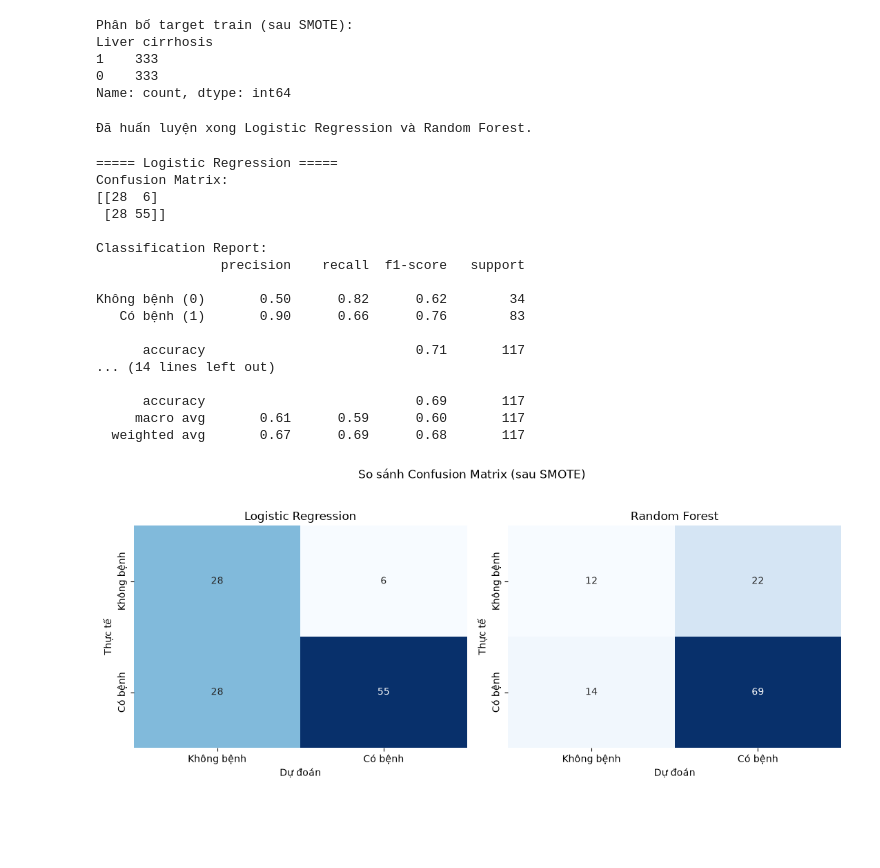
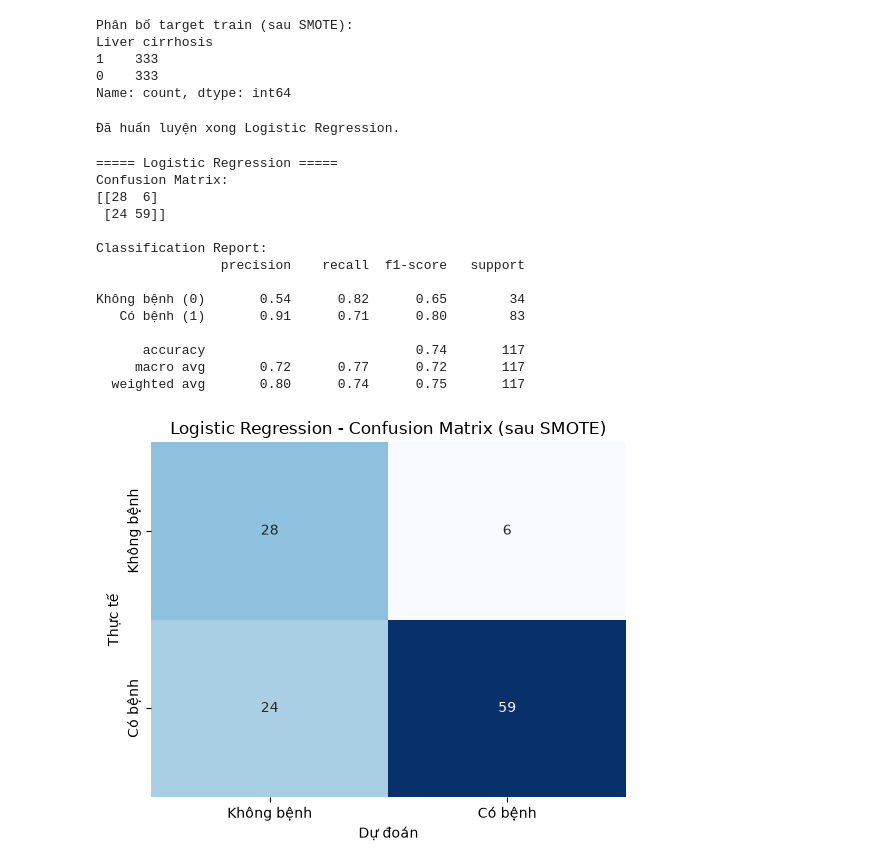
Before and after one commit to thiennguyen37-qn/Bootstrap-and-KFold-validation-with-R, a Jupyter notebook: a.ipynb, the cells around one changed output. Drawn from its saved outputs; the diff is of its cells as text; code cells hidden in the pictures; blank space fills up the shorter version.

```diff
--- a/a.ipynb
+++ b/a.ipynb
@@ -260,18 +219,23 @@ plt.show()
 # %% [markdown]
 ## Phân phối các biến số (Boxplot)
 # %%
-# Boxplot cho 9 biến số (bỏ Gender và Liver cirrhosis)
-numeric_cols = df.drop(columns=['Gender', 'Liver cirrhosis']).columns
-
+# Boxplot cho 9 biến số theo từng nhóm target (hue = Liver cirrhosis)
+numeric_cols = [
+    "Age", "Total_Bilirubin", "Direct_Bilirubin",
+    "Alkaline_Phosphotase", "Alamine_Aminotransferase", "Aspartate_Aminotransferase",
+    "Total_Protiens", "Albumin", "Albumin_and_Globulin_Ratio"
+]
 fig, axes = plt.subplots(3, 3, figsize=(14, 12))
 axes = axes.flatten()
 
 for ax, col in zip(axes, numeric_cols):
-    sns.boxplot(y=df[col], ax=ax, color='#66c2a5')
+    sns.boxplot(data=df, x='Liver cirrhosis', y=col, hue='Liver cirrhosis',
+               palette='Set2', legend=False, ax=ax)
     ax.set_title(col)
     ax.set_ylabel('')
+    ax.set_xlabel('Liver cirrhosis')
 
-plt.suptitle('Boxplot các biến số', y=1.02, fontsize=14)
+plt.suptitle('Boxplot các biến số theo Liver cirrhosis', y=1.02, fontsize=14)
 plt.tight_layout()
 plt.show()
 # %% [output]
@@ -482,11 +495,10 @@ Liver cirrhosis
 0    333
 Name: count, dtype: int64
 # %%
-# Huấn luyện Logistic Regression và Random Forest trên dữ liệu đã SMOTE
+# Huấn luyện Logistic Regression trên dữ liệu đã SMOTE
 from sklearn.linear_model import LogisticRegression
-from sklearn.ensemble import RandomForestClassifier
 
-# Logistic Regression cần scale feature (khác thang đo lớn giữa các biến); Random Forest thì không cần
+# Logistic Regression cần scale feature (khác thang đo lớn giữa các biến)
 scaler = StandardScaler()
 X_train_sm_scaled = scaler.fit_transform(X_train_sm)
 X_test_scaled = scaler.transform(X_test)
@@ -494,18 +506,14 @@ X_test_scaled = scaler.transform(X_test)
 log_reg = LogisticRegression(max_iter=1000, random_state=42)
 log_reg.fit(X_train_sm_scaled, y_train_sm)
 
-rf = RandomForestClassifier(n_estimators=300, random_state=42)
-rf.fit(X_train_sm, y_train_sm)
+y_pred_log = log_reg.predict(X_test_scaled)
 
-y_pred_log = log_reg.predict(X_test_scaled)
-y_pred_rf = rf.predict(X_test)
-
-print("Đã huấn luyện xong Logistic Regression và Random Forest.")
+print("Đã huấn luyện xong Logistic Regression.")
 # %% [output]
-Đã huấn luyện xong Logistic Regression và Random Forest.
+Đã huấn luyện xong Logistic Regression.
 # %%
-# Confusion matrix và classification report cho từng mô hình
-models_pred = {'Logistic Regression': y_pred_log, 'Random Forest': y_pred_rf}
+# Confusion matrix và classification report cho Logistic Regression
+models_pred = {'Logistic Regression': y_pred_log}
 
 for name, y_pred in models_pred.items():
     print(f"===== {name} =====")
@@ -518,33 +526,29 @@ for name, y_pred in models_pred.items():
 ===== Logistic Regression =====
 Confusion Matrix:
 [[28  6]
- [28 55]]
+ [24 59]]
 
 Classification Report:
                 precision    recall  f1-score   support
 
-Không bệnh (0)       0.50      0.82      0.62        34
-   Có bệnh (1)       0.90      0.66      0.76        83
+Không bệnh (0)       0.54      0.82      0.65        34
+   Có bệnh (1)       0.91      0.71      0.80        83
 
-      accuracy                           0.71       117
-... (14 lines left out)
-
-      accuracy                           0.69       117
-     macro avg       0.61      0.59      0.60       117
-  weighted avg       0.67      0.69      0.68       117
+      accuracy                           0.74       117
+     macro avg       0.72      0.77      0.72       117
+  weighted avg       0.80      0.74      0.75       117
 # %%
-# So sánh trực quan Confusion Matrix
-fig, axes = plt.subplots(1, 2, figsize=(11, 4.5))
-for ax, (name, y_pred) in zip(axes, models_pred.items()):
-    cm = confusion_matrix(y_test, y_pred)
-    sns.heatmap(cm, annot=True, fmt='d', cmap='Blues', cbar=False,
-               xticklabels=['Không bệnh', 'Có bệnh'], yticklabels=['Không bệnh', 'Có bệnh'], ax=ax)
-    ax.set_title(name)
-    ax.set_xlabel('Dự đoán')
-    ax.set_ylabel('Thực tế')
-plt.suptitle('So sánh Confusion Matrix (sau SMOTE)', y=1.03)
+# Trực quan Confusion Matrix
+cm = confusion_matrix(y_test, y_pred_log)
+
+plt.figure(figsize=(5.5, 4.5))
+ax = sns.heatmap(cm, annot=True, fmt='d', cmap='Blues', cbar=False,
+                 xticklabels=['Không bệnh', 'Có bệnh'], yticklabels=['Không bệnh', 'Có bệnh'])
+ax.set_title('Logistic Regression - Confusion Matrix (sau SMOTE)')
+ax.set_xlabel('Dự đoán')
+ax.set_ylabel('Thực tế')
 plt.tight_layout()
 plt.show()
 # %% [output]
-[figure, old version]
+[figure, new version]
 # %%
```
Also changed, not shown: parts of 21 cells of this notebook.
